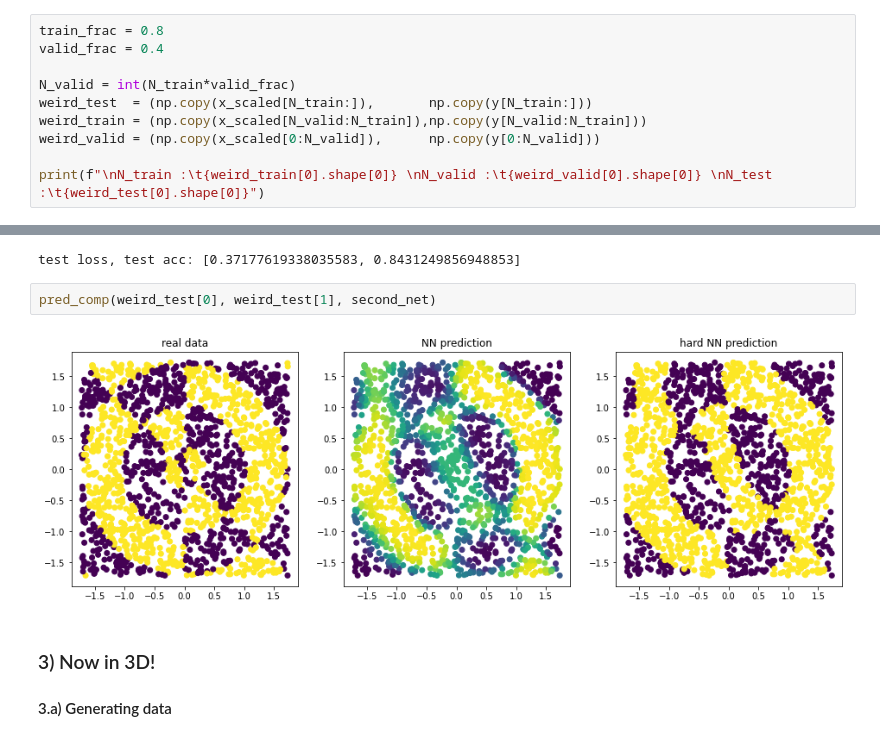
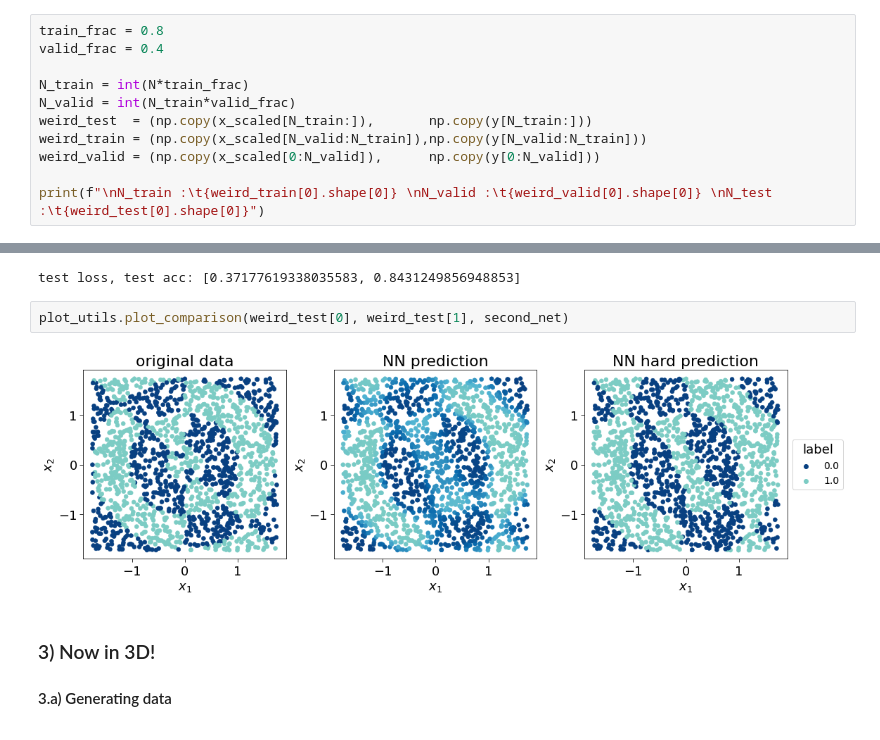
Before and after one commit to niklai99/LCP-modB, a Jupyter notebook: 02-DNN/02-DNN-4.ipynb, the cells around one changed output, grey strips where cells are left out. Saved outputs shown, nothing was run; the diff lists cells and outputs as text.

```diff
--- a/02-DNN/02-DNN-4.ipynb
+++ b/02-DNN/02-DNN-4.ipynb
@@ -236,6 +236,7 @@ plot_data(x_scaled,y,'rescaled data')
 train_frac = 0.8
 valid_frac = 0.4
 
+N_train = int(N*train_frac)
 N_valid = int(N_train*valid_frac)
 weird_test  = (np.copy(x_scaled[N_train:]),       np.copy(y[N_train:]))
 weird_train = (np.copy(x_scaled[N_valid:N_train]),np.copy(y[N_valid:N_train]))
@@ -296,9 +299,9 @@ print("test loss, test acc:", test)
 # %% [output]
 test loss, test acc: [0.37177619338035583, 0.8431249856948853]
 # %%
-pred_comp(weird_test[0], weird_test[1], second_net)
+plot_utils.plot_comparison(weird_test[0], weird_test[1], second_net)
 # %% [output]
-[figure, old version]
+[figure, new version]
 # %% [markdown]
 ### 3) Now in 3D!
 #### 3.a) Generating data
```
Also changed, not shown: parts of 8 cells of this notebook, 11 other files.
